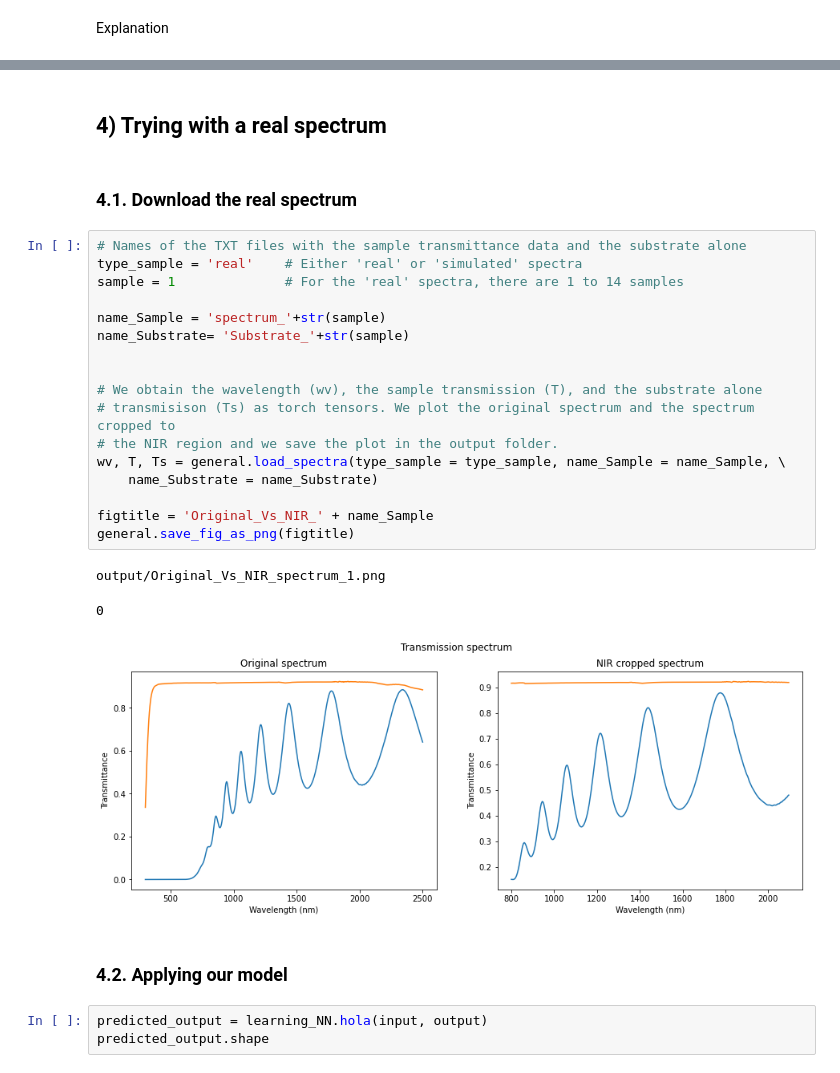
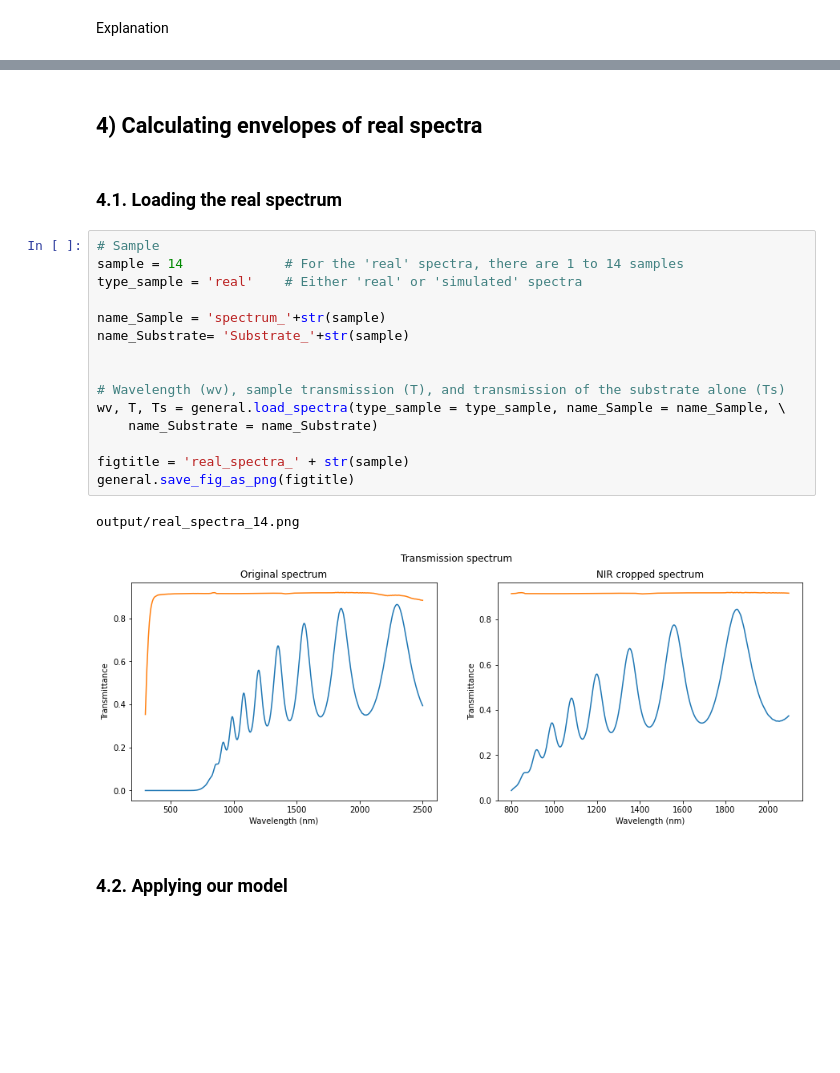
Before and after one commit to manuelballester/ML_spectroscopy, a Jupyter notebook: ML_spectroscopy.ipynb, the cells around one changed output, grey strips where cells are left out. Drawn from its saved outputs; the diff is of its cells as text; blank space fills up the shorter version.

```diff
--- a/ML_spectroscopy.ipynb
+++ b/ML_spectroscopy.ipynb
@@ -319,30 +108,24 @@ plt.plot(wv, y_predicted)
+# %% [markdown]
+## 4) Calculating envelopes of real spectra
 # %% [markdown]
-## 4) Trying with a real spectrum
+### 4.1. Loading the real spectrum
-# %% [markdown]
-### 4.1. Download the real spectrum
 # %%
-# Names of the TXT files with the sample transmittance data and the substrate alone
+# Sample
+sample = 14             # For the 'real' spectra, there are 1 to 14 samples
 type_sample = 'real'    # Either 'real' or 'simulated' spectra
-sample = 1              # For the 'real' spectra, there are 1 to 14 samples
 
 name_Sample = 'spectrum_'+str(sample)
 name_Substrate= 'Substrate_'+str(sample)
 
 
-# We obtain the wavelength (wv), the sample transmission (T), and the substrate alone
-# transmisison (Ts) as torch tensors. We plot the original spectrum and the spectrum cropped to
-# the NIR region and we save the plot in the output folder.
+# Wavelength (wv), sample transmission (T), and transmission of the substrate alone (Ts)
 wv, T, Ts = general.load_spectra(type_sample = type_sample, name_Sample = name_Sample, \
     name_Substrate = name_Substrate)
 
-figtitle = 'Original_Vs_NIR_' + name_Sample
+figtitle = 'real_spectra_' + str(sample)
 general.save_fig_as_png(figtitle)
 # %% [output]
-output/Original_Vs_NIR_spectrum_1.png
+output/real_spectra_14.png
-0
-[figure, old version]
+[figure, new version]
 # %% [markdown]
 ### 4.2. Applying our model
-# %%
-predicted_output = learning_NN.hola(input, output)
-predicted_output.shape
```
Also changed, not shown: parts of 31 cells of this notebook, 30 other files.
